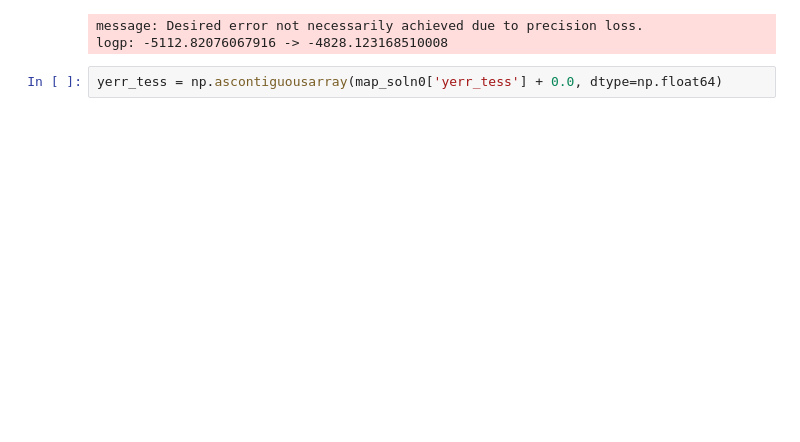
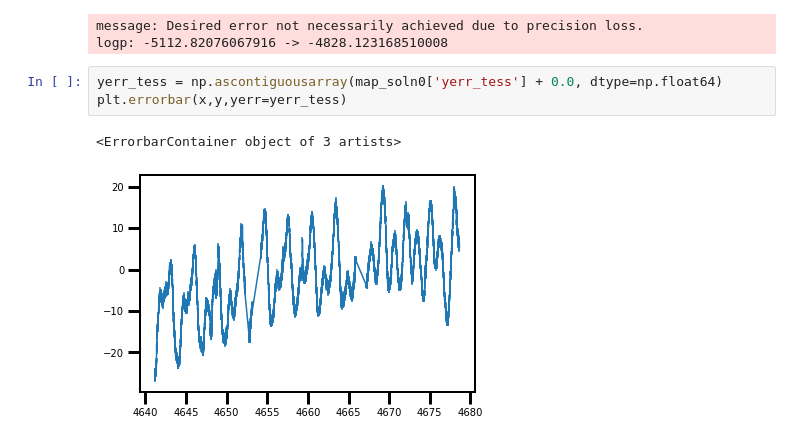
Before and after one commit to afeinstein20/v1298tau_tess, a Jupyter notebook: notebooks/TESS_V1298Tau.ipynb, the cells around one changed output. Saved outputs shown, nothing was run; the diff lists cells and outputs as text; blank space fills up the shorter version.

```diff
--- a/notebooks/TESS_V1298Tau.ipynb
+++ b/notebooks/TESS_V1298Tau.ipynb
@@ -387,4 +384,8 @@ message: Desired error not necessarily achieved due to precision loss.
 logp: -5112.82076067916 -> -4828.123168510008
 # %%
 yerr_tess = np.ascontiguousarray(map_soln0['yerr_tess'] + 0.0, dtype=np.float64)
+plt.errorbar(x,y,yerr=yerr_tess)
+# %% [output]
+<ErrorbarContainer object of 3 artists>
+[figure, added]
 # %%
```
Also changed, not shown: parts of 11 cells of this notebook, 5 other files.
